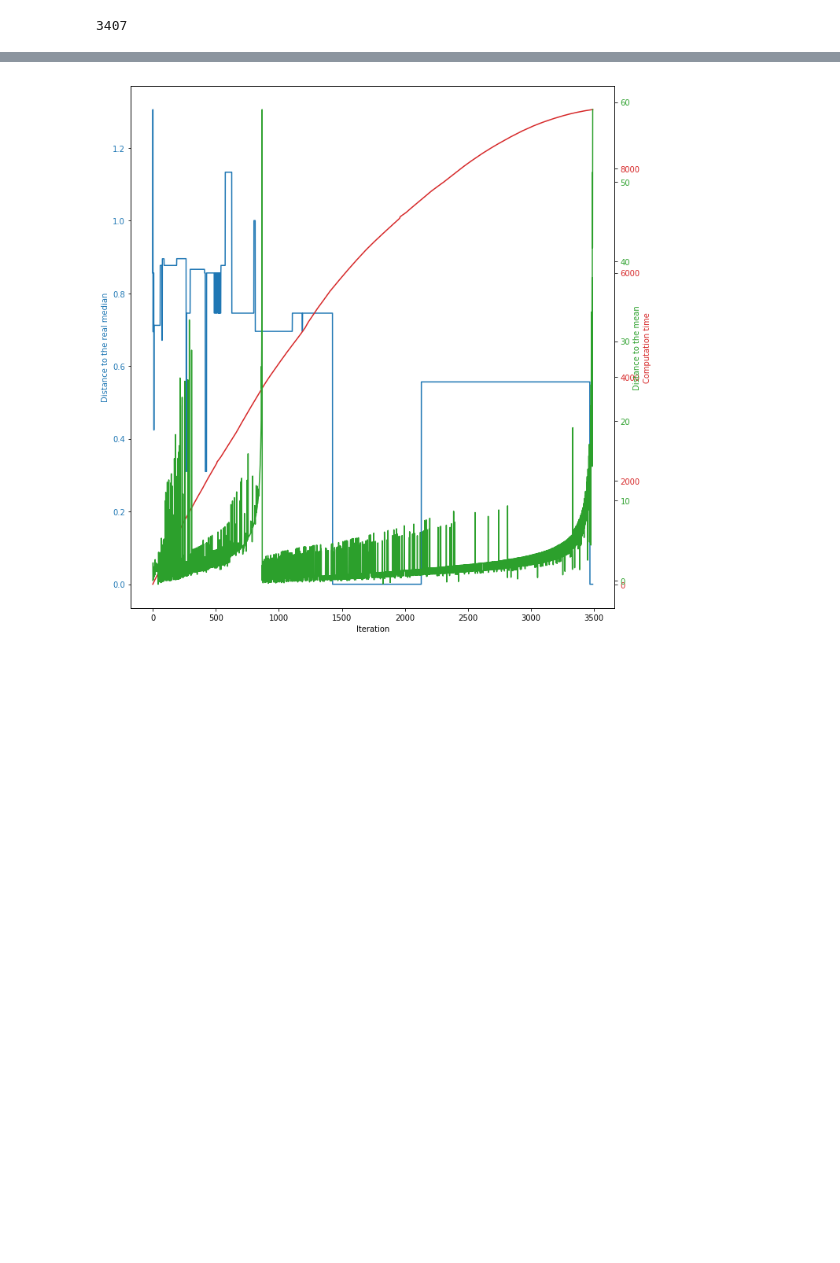
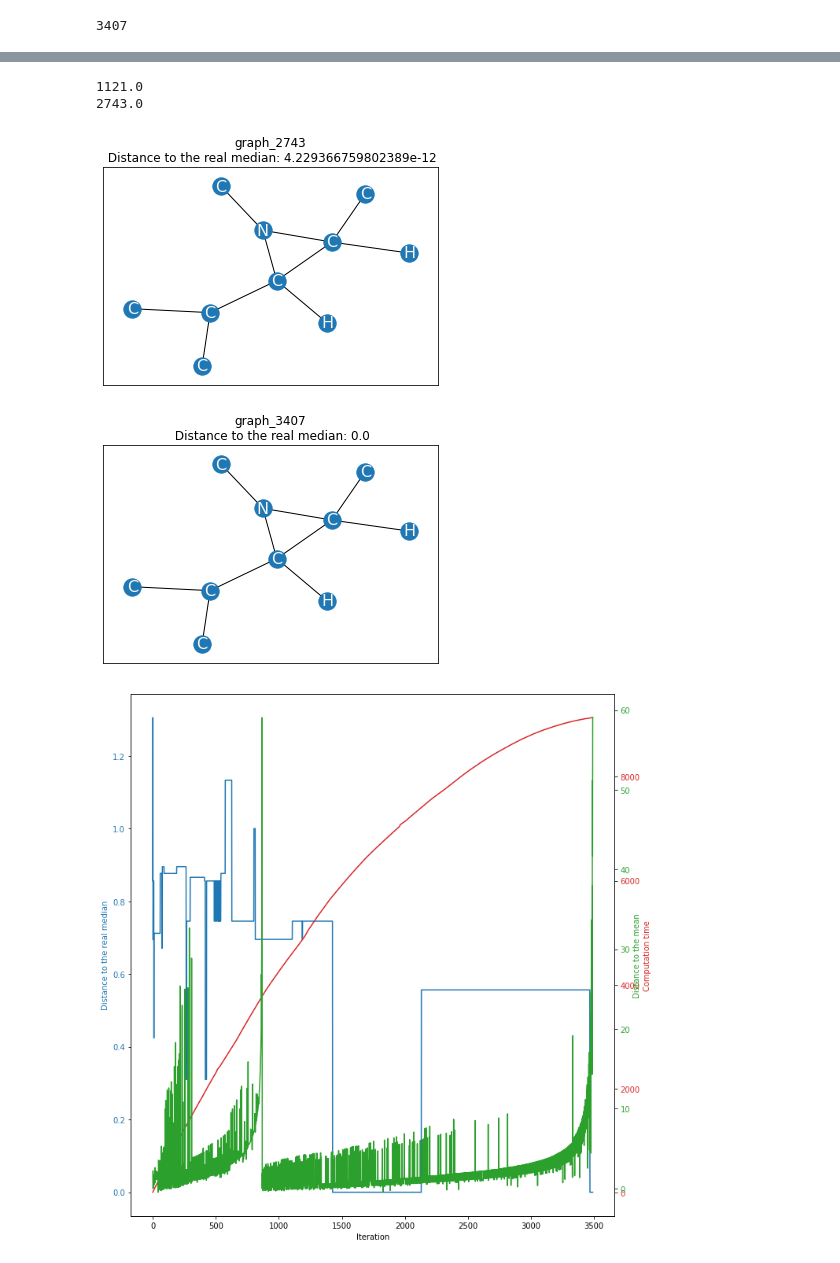
Before and after one commit to ElouanV/optimal_transport_for_gnn, a Jupyter notebook: src/study_median_approx.ipynb, the cells around one changed output, grey strips where cells are left out. Drawn from its saved outputs; the diff is of its cells as text; code cells hidden in the pictures; blank space fills up the shorter version.

```diff
--- a/src/study_median_approx.ipynb
+++ b/src/study_median_approx.ipynb
@@ -55,3 +132,16 @@ show_graph(real_median_index)
+# %%
+print(selected_graph[802])
+print(median_over_iterations[-1])
+# %% [output]
+1121.0
+2743.0
+# %%
+
+show_graph(int(median_over_iterations[-1]))
+show_graph(real_median_index)
+# %% [output]
+[figure, added]
+[figure, added]
 # %%
 path_to_log = "./log/real_success2/" # complete the path
 suffix= "_r"
```
Also changed, not shown: parts of 7 cells of this notebook, 3 other files.
